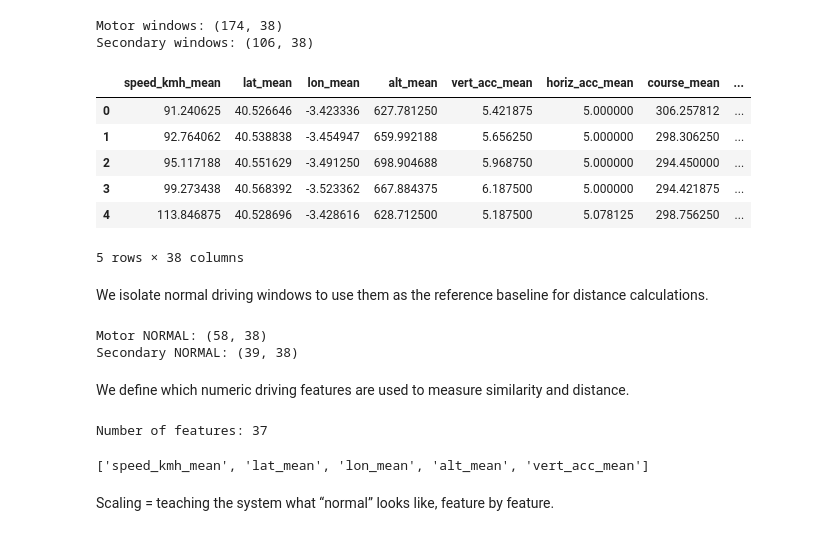
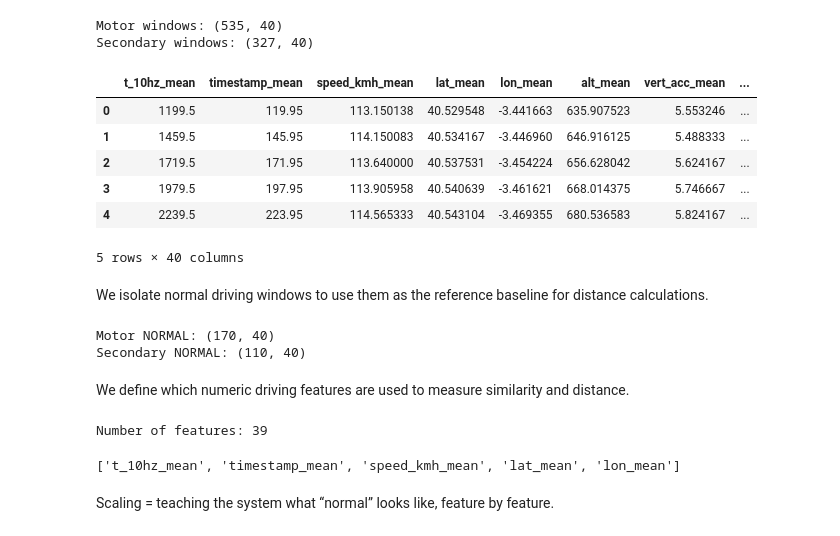
Before and after one commit to Lornatt88/DriveIQ, a Jupyter notebook: ml-model/notebooks/03_knn_alerts_performance.ipynb, the cells around one changed output. Cells and saved outputs as stored; diff of their text form; code cells hidden in the pictures.

```diff
--- a/ml-model/notebooks/03_knn_alerts_performance.ipynb
+++ b/ml-model/notebooks/03_knn_alerts_performance.ipynb
@@ -4,23 +4,23 @@ import pandas as pd
 from sklearn.preprocessing import StandardScaler
 from sklearn.neighbors import NearestNeighbors
 # %%
-motor_df = pd.read_csv("motor_window_features.csv")
-secondary_df = pd.read_csv("secondary_window_features.csv")
+motor_df = pd.read_csv("motor_window_features_10Hz_KNN_ready.csv")
+secondary_df = pd.read_csv("secondary_window_features_10Hz_KNN_ready.csv")
 
 print("Motor windows:", motor_df.shape)
 print("Secondary windows:", secondary_df.shape)
 
 secondary_df.head(5)
 # %% [output]
-Motor windows: (174, 38)
-Secondary windows: (106, 38)
+Motor windows: (535, 40)
+Secondary windows: (327, 40)
-|  | speed_kmh_mean | lat_mean | lon_mean | alt_mean | vert_acc_mean | horiz_acc_mean | course_mean | ... |
-| 0 | 91.240625 | 40.526646 | -3.423336 | 627.781250 | 5.421875 | 5.000000 | 306.257812 | ... |
-| 1 | 92.764062 | 40.538838 | -3.454947 | 659.992188 | 5.656250 | 5.000000 | 298.306250 | ... |
-| 2 | 95.117188 | 40.551629 | -3.491250 | 698.904688 | 5.968750 | 5.000000 | 294.450000 | ... |
-| 3 | 99.273438 | 40.568392 | -3.523362 | 667.884375 | 6.187500 | 5.000000 | 294.421875 | ... |
-| 4 | 113.846875 | 40.528696 | -3.428616 | 628.712500 | 5.187500 | 5.078125 | 298.756250 | ... |
+|  | t_10hz_mean | timestamp_mean | speed_kmh_mean | lat_mean | lon_mean | alt_mean | vert_acc_mean | ... |
+| 0 | 1199.5 | 119.95 | 113.150138 | 40.529548 | -3.441663 | 635.907523 | 5.553246 | ... |
+| 1 | 1459.5 | 145.95 | 114.150083 | 40.534167 | -3.446960 | 646.916125 | 5.488333 | ... |
+| 2 | 1719.5 | 171.95 | 113.640000 | 40.537531 | -3.454224 | 656.628042 | 5.624167 | ... |
+| 3 | 1979.5 | 197.95 | 113.905958 | 40.540639 | -3.461621 | 668.014375 | 5.746667 | ... |
+| 4 | 2239.5 | 223.95 | 114.565333 | 40.543104 | -3.469355 | 680.536583 | 5.824167 | ... |
-5 rows × 38 columns
+5 rows × 40 columns
 # %% [markdown]
 We isolate normal driving windows to use them as the reference baseline for distance calculations.
 # %%
@@ -30,8 +30,8 @@ secondary_normal_df = secondary_df[secondary_df["label"] == 2]
 print("Motor NORMAL:", motor_normal_df.shape)
 print("Secondary NORMAL:", secondary_normal_df.shape)
 # %% [output]
-Motor NORMAL: (58, 38)
-Secondary NORMAL: (39, 38)
+Motor NORMAL: (170, 40)
+Secondary NORMAL: (110, 40)
 # %% [markdown]
 We define which numeric driving features are used to measure similarity and distance.
 # %%
@@ -39,8 +39,8 @@ feature_cols = (motor_normal_df.select_dtypes(include=["int64", "float64"]).drop
 print("Number of features:", len(feature_cols))
 feature_cols[:5]
 # %% [output]
-Number of features: 37
+Number of features: 39
-['speed_kmh_mean', 'lat_mean', 'lon_mean', 'alt_mean', 'vert_acc_mean']
+['t_10hz_mean', 'timestamp_mean', 'speed_kmh_mean', 'lat_mean', 'lon_mean']
 # %% [markdown]
 Scaling = teaching the system what “normal” looks like, feature by feature.
 # %%
```
Also changed, not shown: parts of 29 cells of this notebook.
